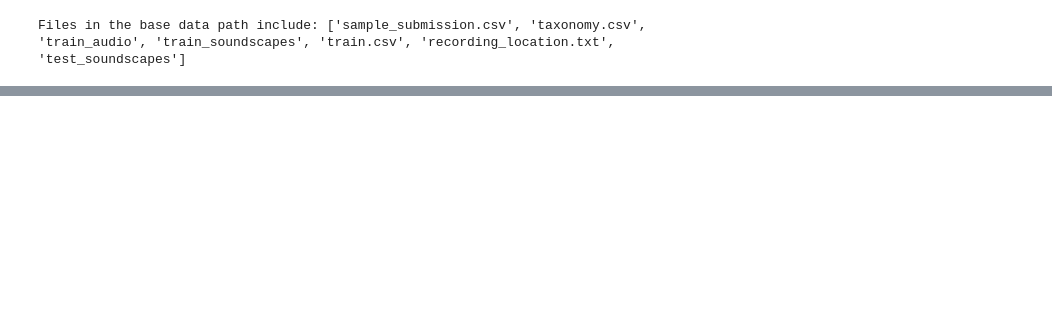
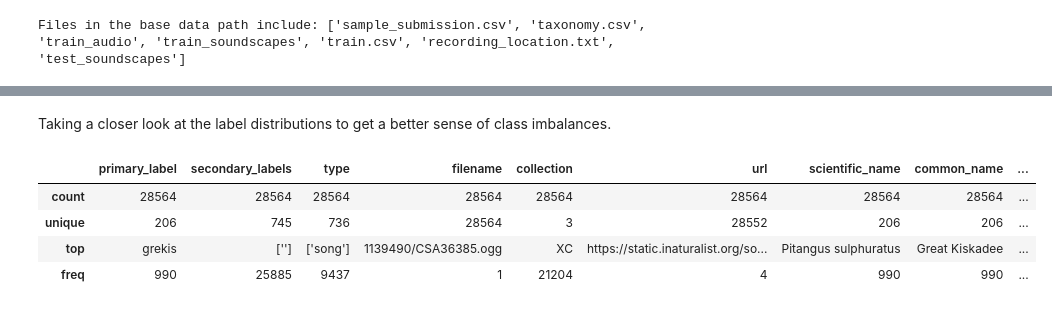
Before and after one commit to bachaudhry/kaggle_birdCLEF_25, a Jupyter notebook: 01-exploration-baseline.ipynb, the cells around one changed output, grey strips where cells are left out. Drawn from its saved outputs; the diff is of its cells as text; code cells hidden in the pictures; blank space fills up the shorter version.

```diff
--- a/01-exploration-baseline.ipynb
+++ b/01-exploration-baseline.ipynb
@@ -26,11 +27,19 @@ from torch.utils.data import Dataset, DataLoader
 
 from sklearn.model_selection import train_test_split
 from sklearn.metrics import roc_auc_score, accuracy_score, confusion_matrix
-# %%
-# Set configuration
-class Config:
-    SEED = 42
-    SAMPLE_RATE = 32000
-    DATA_PATH = Path("/kaggle/input/birdclef-2025")
-
-cfg = Config()
+# %%
+class Config:
+    def __init__(self, **kwargs):
+        for k, v in kwargs.items():
+            setattr(self, k, v)
+
+    def update(self, **kwargs):
+        for k, v in kwargs.items():
+            setattr(self, k, v)
+
+# Initialize and set basic configuration
+cfg = Config(SEED=42, SAMPLE_RATE=32000,
+             DATA_PATH=Path("/kaggle/input/birdclef-2025"))
+
+# Verifying changes
+print(cfg.__dict__)
@@ -92,0 +131,10 @@ Secondary Species Labels(Recordist Marked): 745
+# %% [markdown]
+Taking a closer look at the label distributions to get a better sense of class imbalances.
+# %%
+train_df.describe(include=[object])
+# %% [output]
+|  | primary_label | secondary_labels | type | filename | collection | url | scientific_name | common_name | ... |
+| count | 28564 | 28564 | 28564 | 28564 | 28564 | 28564 | 28564 | 28564 | ... |
+| unique | 206 | 745 | 736 | 28564 | 3 | 28552 | 206 | 206 | ... |
+| top | grekis | [''] | ['song'] | 1139490/CSA36385.ogg | XC | https://static.inaturalist.org/so... | Pitangus sulphuratus | Great Kiskadee | ... |
+| freq | 990 | 25885 | 9437 | 1 | 21204 | 4 | 990 | 990 | ... |
```
Also changed, not shown: parts of 12 cells of this notebook.
